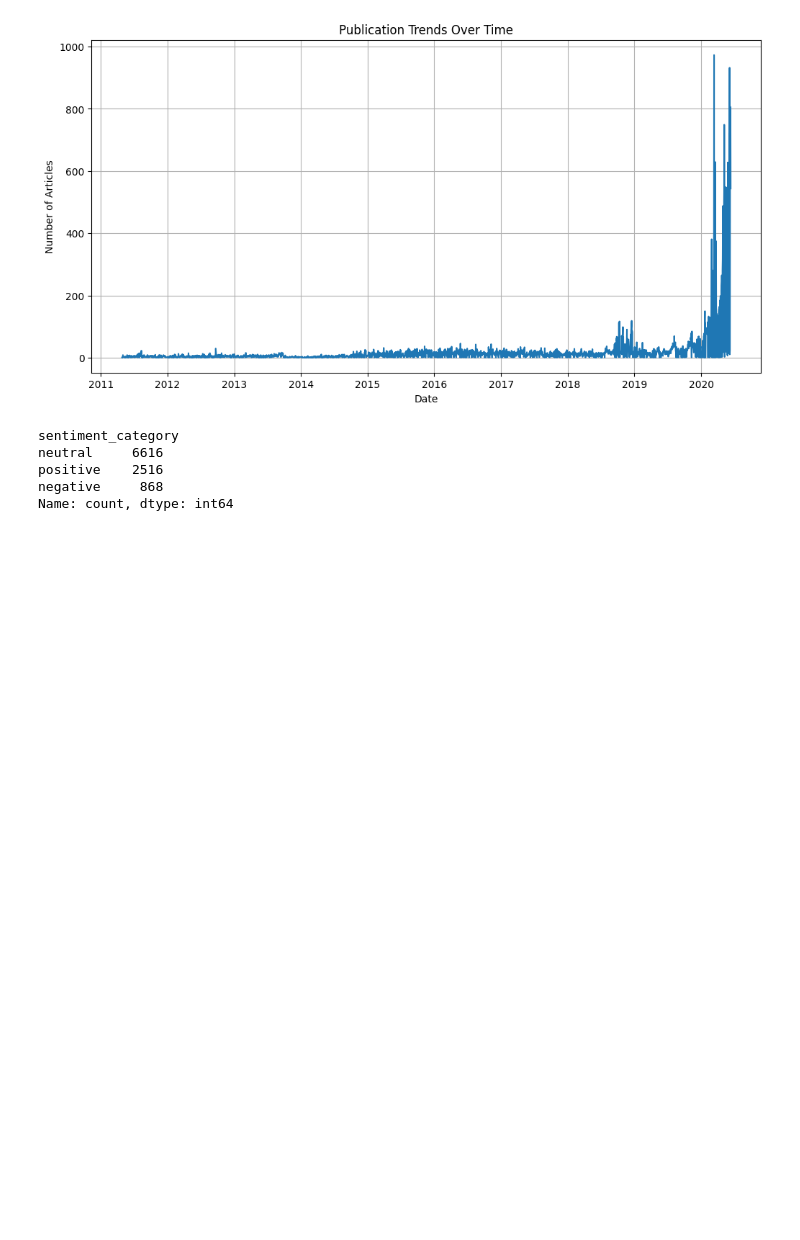
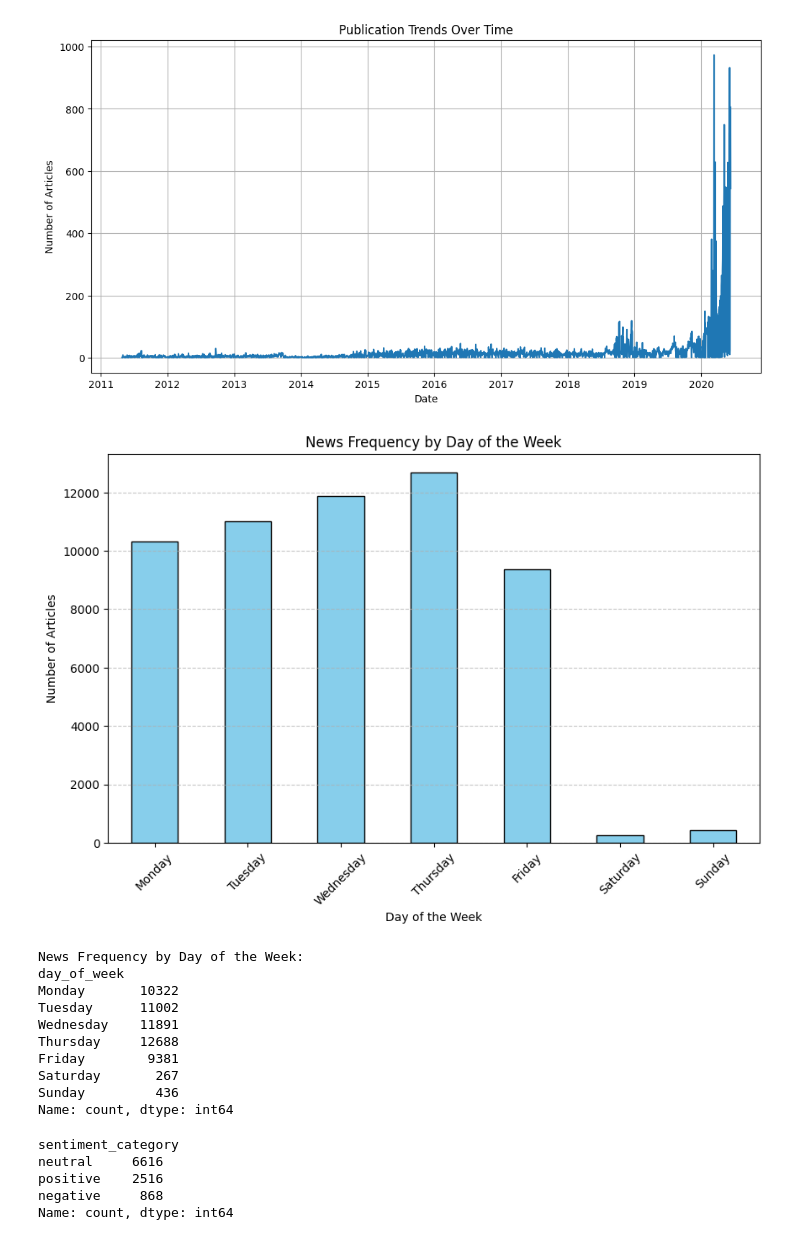
Before and after one commit to AregawiF/financial-news-sentiment-analysis, a Jupyter notebook: notebooks/eda.ipynb, the cells around one changed output. Saved outputs shown, nothing was run; the diff lists cells and outputs as text; code cells hidden in the pictures; blank space fills up the shorter version.

Commit message:
Added frequency analysis of news on particular days

```diff
--- a/notebooks/eda.ipynb
+++ b/notebooks/eda.ipynb
@@ -79,6 +79,41 @@ plt.grid(True)
 plt.show()
 # %% [output]
 [figure]
+# %%
+# Extract the day of the week
+df['day_of_week'] = df['date'].dt.day_name()
+
+day_counts = df['day_of_week'].value_counts()
+
+# Sort the days to match the calendar order
+day_order = ['Monday', 'Tuesday', 'Wednesday', 'Thursday', 'Friday', 'Saturday', 'Sunday']
+day_counts = day_counts.reindex(day_order, fill_value=0)
+
+# Plot the frequency of publications by day of the week
+plt.figure(figsize=(10, 6))
+day_counts.plot(kind='bar', color='skyblue', edgecolor='black')
+plt.title('News Frequency by Day of the Week')
+plt.xlabel('Day of the Week')
+plt.ylabel('Number of Articles')
+plt.xticks(rotation=45)
+plt.grid(axis='y', linestyle='--', alpha=0.7)
+plt.show()
+
+# Print days with the highest news frequency
+print("News Frequency by Day of the Week:")
+print(day_counts)
+# %% [output]
+[figure, added]
+News Frequency by Day of the Week:
+day_of_week
+Monday       10322
+Tuesday      11002
+Wednesday    11891
+Thursday     12688
+Friday        9381
+Saturday       267
+Sunday         436
+Name: count, dtype: int64
 # %%
 from textblob import TextBlob
 df_sample = df.sample(10000)  # Work on a random sample of 10000 rows
```
